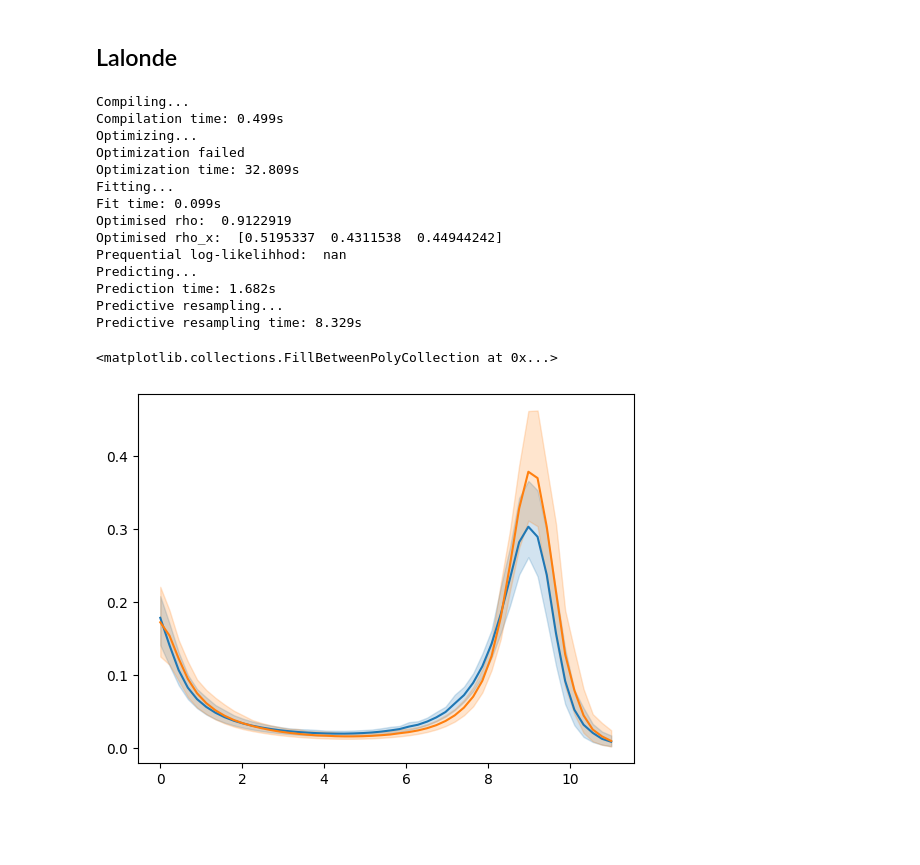
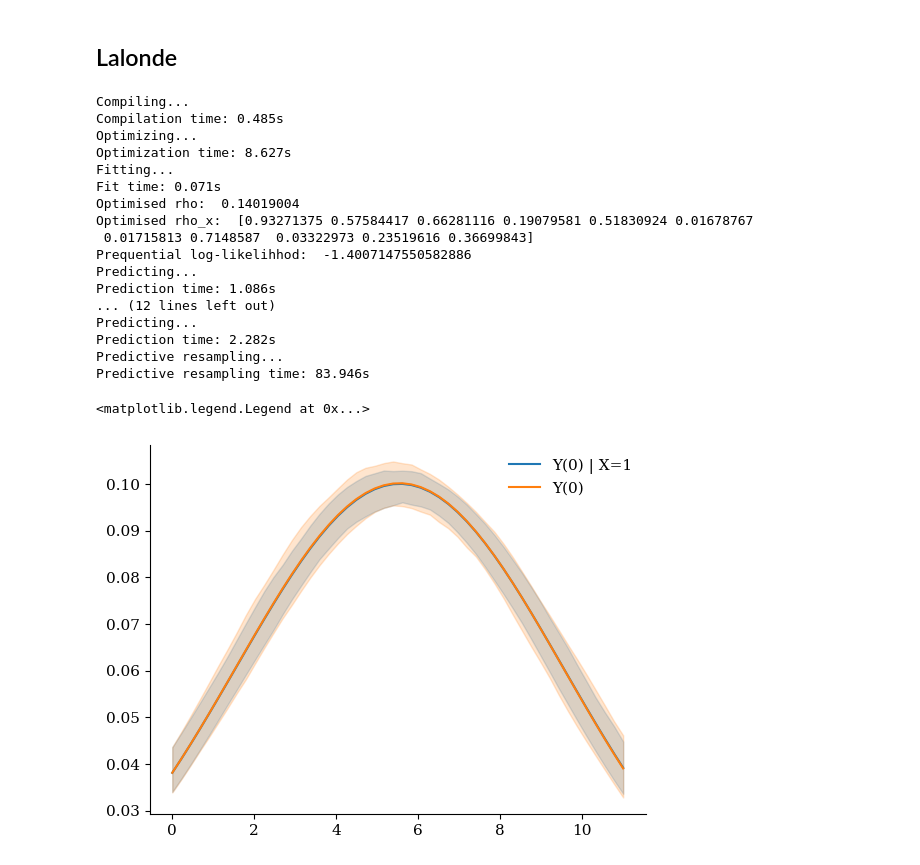
Before and after one commit to gregorsteiner/CausalMP, a Jupyter notebook: Real_Examples.ipynb, the cells around one changed output. Drawn from its saved outputs; the diff is of its cells as text; code cells hidden in the pictures; blank space fills up the shorter version.

Commit message:
Added conditional density on lalonde

```diff
--- a/Real_Examples.ipynb
+++ b/Real_Examples.ipynb
@@ -197,7 +197,7 @@ d = pd.read_csv("Data/lalonde.csv")
 
 y = np.log(d.re78.values + 1)
 x = d.treat.values
-w = d[['age', 'educ']].values
+w = d[['age', 'educ', 'hisp', 'black', 'married', 'nodegr', 're74', 're75', 'u74', 'u75']].values
 # %%
 
 # compute standardisation parameters and standardise y
@@ -208,35 +208,52 @@ y_std = (y - mu_y) / sig_y
 w_std = (w - w.mean(axis=0)) / w.std(axis=0)
 
 # run analysis — grid on standardised scale
-T = 1000
-B = 100
+T = 2000
+B = 200
 
 y_grid_orig = np.linspace(y.min(), y.max(), 50)
 y_grid_std = (y_grid_orig - mu_y) / sig_y
 
-# single learner approach
-res = mp_density(y_std, x, w_std, [0, 1], y_grid_std, B, T)
+# Control counterfactual outcome among treated Y(0)|X = 1
+res_tt = mp_density_att(y_std, x, w_std, y_grid_std, B, T)
+
+# Unconditional control counterfactual outcome Y(0)
+res_unc = mp_density(y_std, x, w_std, [0], y_grid_std, B, T)
 # %% [output]
 Compiling...
-Compilation time: 0.499s
+Compilation time: 0.485s
 Optimizing...
-Optimization failed
-Optimization time: 32.809s
+Optimization time: 8.627s
 Fitting...
-Fit time: 0.099s
-Optimised rho:  0.9122919
-Optimised rho_x:  [0.5195337  0.4311538  0.44944242]
-Prequential log-likelihhod:  nan
+Fit time: 0.071s
+Optimised rho:  0.14019004
+Optimised rho_x:  [0.93271375 0.57584417 0.66281116 0.19079581 0.51830924 0.01678767
+ 0.01715813 0.7148587  0.03322973 0.23519616 0.36699843]
+Prequential log-likelihhod:  -1.4007147550582886
 Predicting...
-Prediction time: 1.682s
+Prediction time: 1.086s
+... (12 lines left out)
+Predicting...
+Prediction time: 2.282s
 Predictive resampling...
-Predictive resampling time: 8.329s
+Predictive resampling time: 83.946s
 # %%
-plt.plot(y_grid_orig, res['x_0']['mean'] / sig_y)
-plt.fill_between(y_grid_orig, res['x_0']['low'] / sig_y, res['x_0']['high'] / sig_y, color='tab:blue', alpha=0.2)
+plt.rcParams.update({
+    "font.family":      "serif",
+    "font.size":        11,
+    "axes.spines.top":  False,
+    "axes.spines.right":False,
+    "axes.linewidth":   0.8,
+    "xtick.direction":  "out",
+    "ytick.direction":  "out",
+})
 
-plt.plot(y_grid_orig, res['x_1']['mean'] / sig_y)
-plt.fill_between(y_grid_orig, res['x_1']['low'] / sig_y, res['x_1']['high'] / sig_y, color='tab:orange', alpha=0.2)
+plt.plot(y_grid_orig, res_tt['x_0']['mean'] / sig_y, label = "Y(0) | X=1")
+plt.fill_between(y_grid_orig, res_tt['x_0']['low'] / sig_y, res_tt['x_0']['high'] / sig_y, color='tab:blue', alpha=0.2)
+
+plt.plot(y_grid_orig, res_unc['x_0']['mean'] / sig_y, label = "Y(0)")
+plt.fill_between(y_grid_orig, res_unc['x_0']['low'] / sig_y, res_unc['x_0']['high'] / sig_y, color='tab:orange', alpha=0.2)
+plt.legend(frameon=False)
 # %% [output]
-<matplotlib.collections.FillBetweenPolyCollection at 0x...>
+<matplotlib.legend.Legend at 0x...>
-[figure, old version]
+[figure, new version]
```
Also changed, not shown: parts of 1 cell of this notebook, 1 other file.
